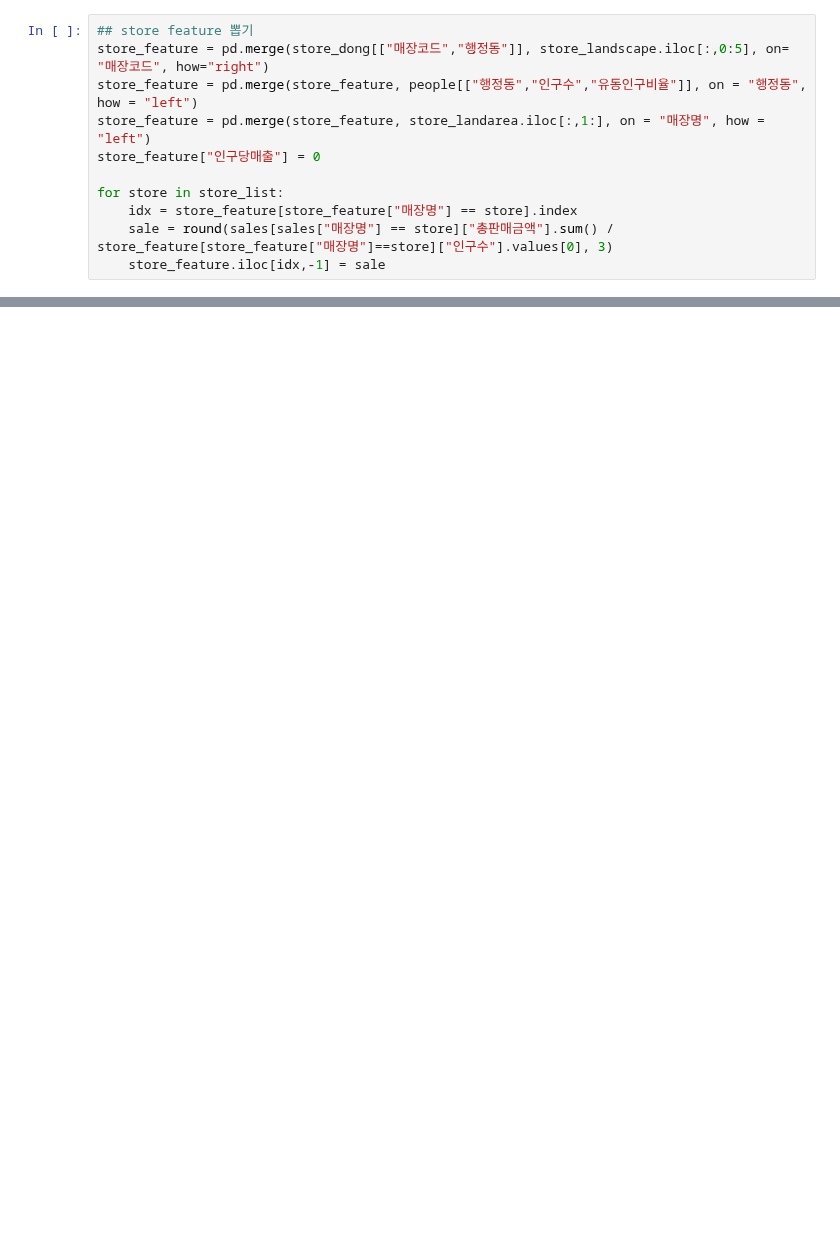
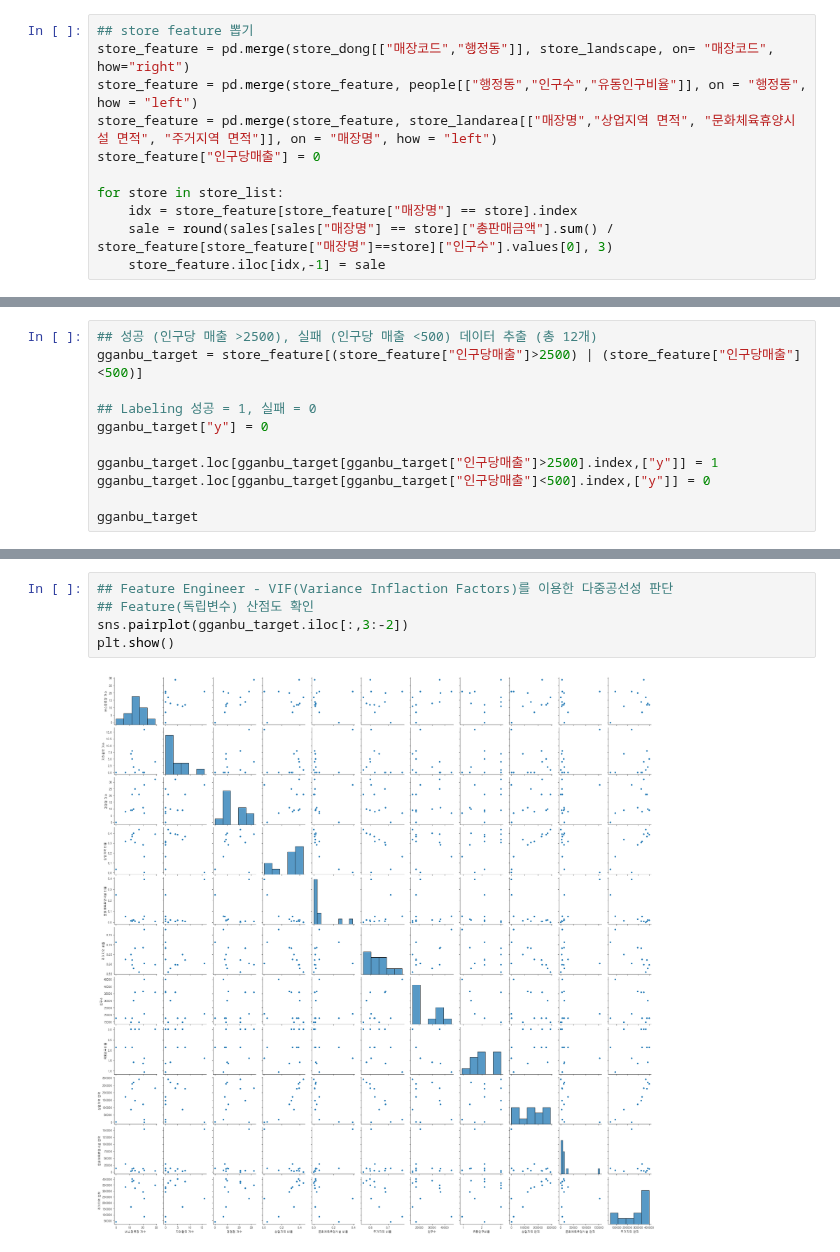
Before and after one commit to POSdata-Sales-Prediction/Store-operation-consulting, a Jupyter notebook: Data Preprocessing/geographic_feature_extraction.ipynb, the cells around one changed output, grey strips where cells are left out. Drawn from its saved outputs; the diff is of its cells as text; blank space fills up the shorter version.

Commit message:
[22.05.11] Feature Engineering(VIF) 코드 작성_YL

```diff
--- a/Data Preprocessing/geographic_feature_extraction.ipynb
+++ b/Data Preprocessing/geographic_feature_extraction.ipynb
@@ -35,8 +63,8 @@ store_list
 # %%
 ## store feature 뽑기
-store_feature = pd.merge(store_dong[["매장코드","행정동"]], store_landscape.iloc[:,0:5], on= "매장코드", how="right")
+store_feature = pd.merge(store_dong[["매장코드","행정동"]], store_landscape, on= "매장코드", how="right")
 store_feature = pd.merge(store_feature, people[["행정동","인구수","유동인구비율"]], on = "행정동", how = "left")
-store_feature = pd.merge(store_feature, store_landarea.iloc[:,1:], on = "매장명", how = "left")
+store_feature = pd.merge(store_feature, store_landarea[["매장명","상업지역 면적", "문화체육휴양시설 면적", "주거지역 면적"]], on = "매장명", how = "left")
 store_feature["인구당매출"] = 0
 
 for store in store_list:
@@ -48,0 +95,11 @@ store_feature
+# %%
+## 성공 (인구당 매출 >2500), 실패 (인구당 매출 <500) 데이터 추출 (총 12개)
+gganbu_target = store_feature[(store_feature["인구당매출"]>2500) | (store_feature["인구당매출"]<500)]
+
+## Labeling 성공 = 1, 실패 = 0
+gganbu_target["y"] = 0
+
+gganbu_target.loc[gganbu_target[gganbu_target["인구당매출"]>2500].index,["y"]] = 1
+gganbu_target.loc[gganbu_target[gganbu_target["인구당매출"]<500].index,["y"]] = 0
+
+gganbu_target
@@ -48,0 +135,7 @@ store_feature
+# %%
+## Feature Engineer - VIF(Variance Inflaction Factors)를 이용한 다중공선성 판단
+## Feature(독립변수) 산점도 확인
+sns.pairplot(gganbu_target.iloc[:,3:-2])
+plt.show()
+# %% [output]
+[figure, added]
```
Also changed, not shown: parts of 7 cells of this notebook.
